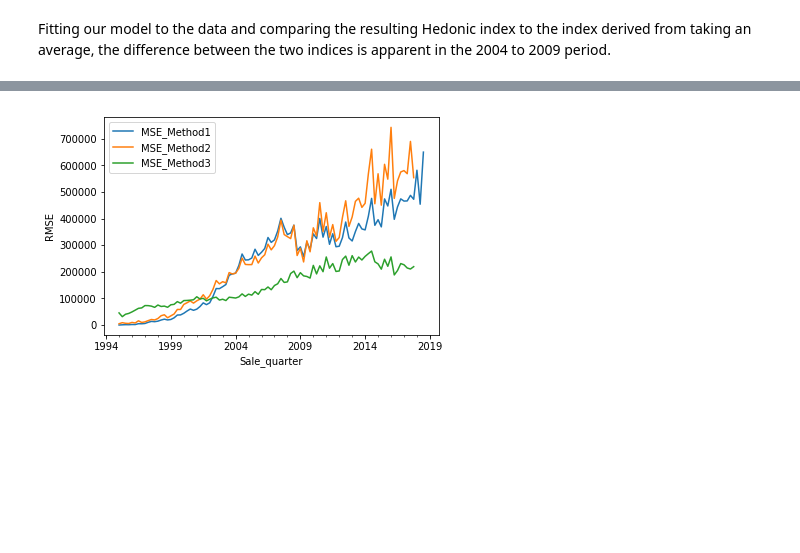
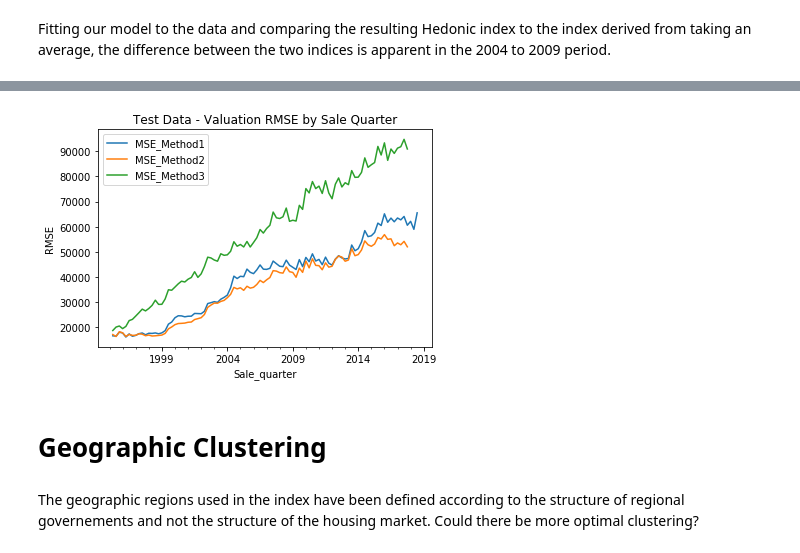
Before and after one commit to Cemlyn/UK-Housing-Market, a Jupyter notebook: House_Price_Index.ipynb, the cells around one changed output, grey strips where cells are left out. Drawn from its saved outputs; the diff is of its cells as text; code cells hidden in the pictures; blank space fills up the shorter version.

```diff
--- a/House_Price_Index.ipynb
+++ b/House_Price_Index.ipynb
@@ -580,6 +607,12 @@ See the caveats in the documentation: http://pandas.pydata.org/pandas-docs/stabl
+# %%
+#test_df_3.to_pickle(os.path.join(os.getcwd(),'0. Data/test_df_3.pkl'))
+test_df_3 = pd.read_pickle(os.path.join(os.getcwd(),'0. Data/test_df_3.pkl'))
 # %%
-rmse_error = pd.DataFrame()
+rmse_sale_quarter = pd.DataFrame()
+rmse_cumcount = pd.DataFrame()
 methods = ['Method1','Method2','Method3']
 for method in methods:
-    df7.loc[:,"SE_%s"%(method)] = np.power(df7.price - df7["%s"%(method)],2)
-    rmse_error["MSE_%s"%(method)] = np.power(df7.groupby(["Sale_quarter"])["SE_%s"%(method)].mean(),0.5)
+    test_df_3.loc[:,"E_%s"%(method)] = test_df_3.price - test_df_3["%s"%(method)]
+    test_df_3.loc[:,"SE_%s"%(method)] = np.power(test_df_3.price - test_df_3["%s"%(method)],2)
+    rmse_sale_quarter["MSE_%s"%(method)] = np.power(test_df_3.groupby(["Sale_quarter"])["SE_%s"%(method)].mean(),0.5)
+    rmse_cumcount["MSE_%s"%(method)] = np.power(test_df_3.groupby(["cumcount"])["SE_%s"%(method)].mean(),0.5)
@@ -608,6 +619,11 @@ rmse_error
 # %%
-rmse_error.plot()
+rmse_sale_quarter.plot()
 plt.ylabel('RMSE')
+plt.title("Test Data - Valuation RMSE by Sale Quarter")
 plt.show()
 # %% [output]
-[figure, old version]
+[figure, new version]
+# %% [markdown]
+# Geographic Clustering
+# %% [markdown]
+The geographic regions used in the index have been defined according to the structure of regional governements and not the structure of the housing market. Could there be more optimal clustering?
```
Also changed, not shown: parts of 31 cells of this notebook.
